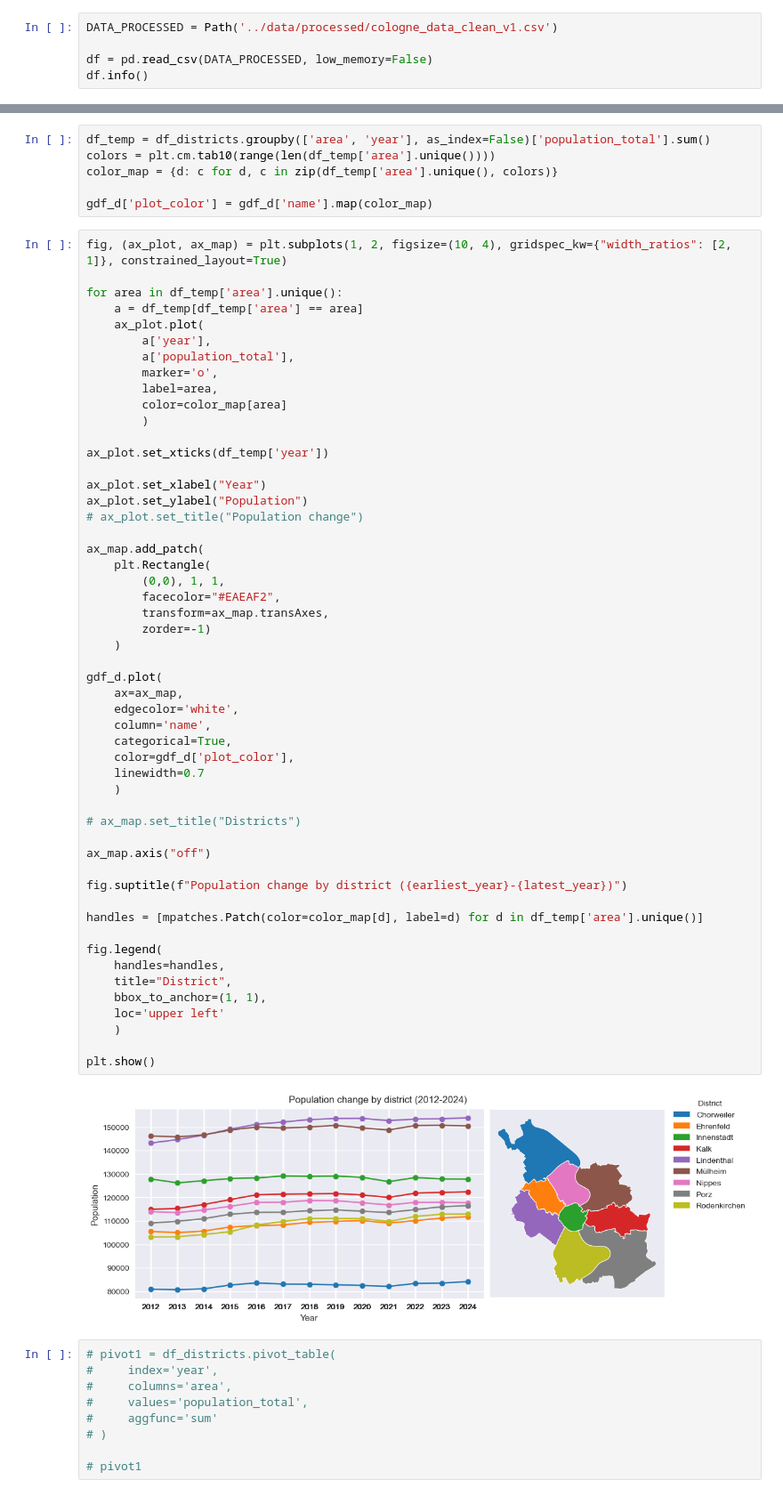
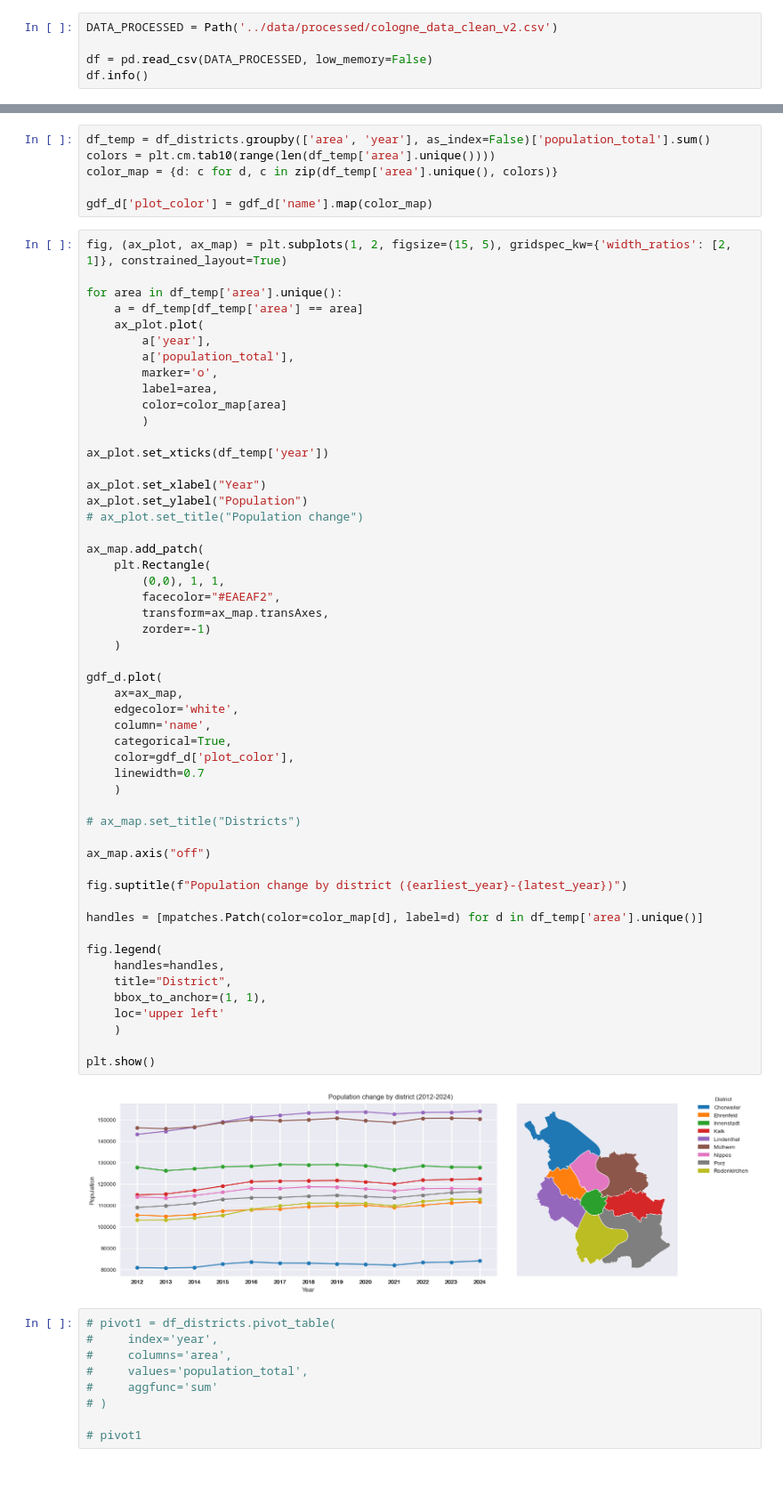
Before and after one commit to rosewiine/cologne-city-eda, a Jupyter notebook: notebooks/02_EDA.ipynb, the cells around one changed output, grey strips where cells are left out. Shown at 89% size. Cells and saved outputs as stored; diff of their text form.

```diff
--- a/notebooks/02_EDA.ipynb
+++ b/notebooks/02_EDA.ipynb
@@ -24,7 +24,7 @@ import geopandas as gpd
 # %% [markdown]
 ## Load data
 # %%
-DATA_PROCESSED = Path('../data/processed/cologne_data_clean_v1.csv')
+DATA_PROCESSED = Path('../data/processed/cologne_data_clean_v2.csv')
 
 df = pd.read_csv(DATA_PROCESSED, low_memory=False)
 df.info()
@@ -336,7 +320,7 @@ color_map = {d: c for d, c in zip(df_temp['area'].unique(), colors)}
 
 gdf_d['plot_color'] = gdf_d['name'].map(color_map)
 # %%
-fig, (ax_plot, ax_map) = plt.subplots(1, 2, figsize=(10, 4), gridspec_kw={"width_ratios": [2, 1]}, constrained_layout=True)
+fig, (ax_plot, ax_map) = plt.subplots(1, 2, figsize=(15, 5), gridspec_kw={'width_ratios': [2, 1]}, constrained_layout=True)
 
 for area in df_temp['area'].unique():
     a = df_temp[df_temp['area'] == area]
@@ -361,34 +345,34 @@ ax_map.add_patch(
         transform=ax_map.transAxes,
         zorder=-1)
     )
 
 gdf_d.plot(
     ax=ax_map,
     edgecolor='white',
     column='name',
     categorical=True,
     color=gdf_d['plot_color'],
     linewidth=0.7
     )
 
 # ax_map.set_title("Districts")
 
 ax_map.axis("off")
 
 fig.suptitle(f"Population change by district ({earliest_year}-{latest_year})")
 
 handles = [mpatches.Patch(color=color_map[d], label=d) for d in df_temp['area'].unique()]
 
 fig.legend(
     handles=handles,
     title="District",
     bbox_to_anchor=(1, 1),
     loc='upper left'
     )
 
 plt.show()
 # %% [output]
-[figure, old version]
+[figure, new version]
 # %%
 # pivot1 = df_districts.pivot_table(
 #     index='year',
```
Also changed, not shown: parts of 29 cells of this notebook, 1 other file.
